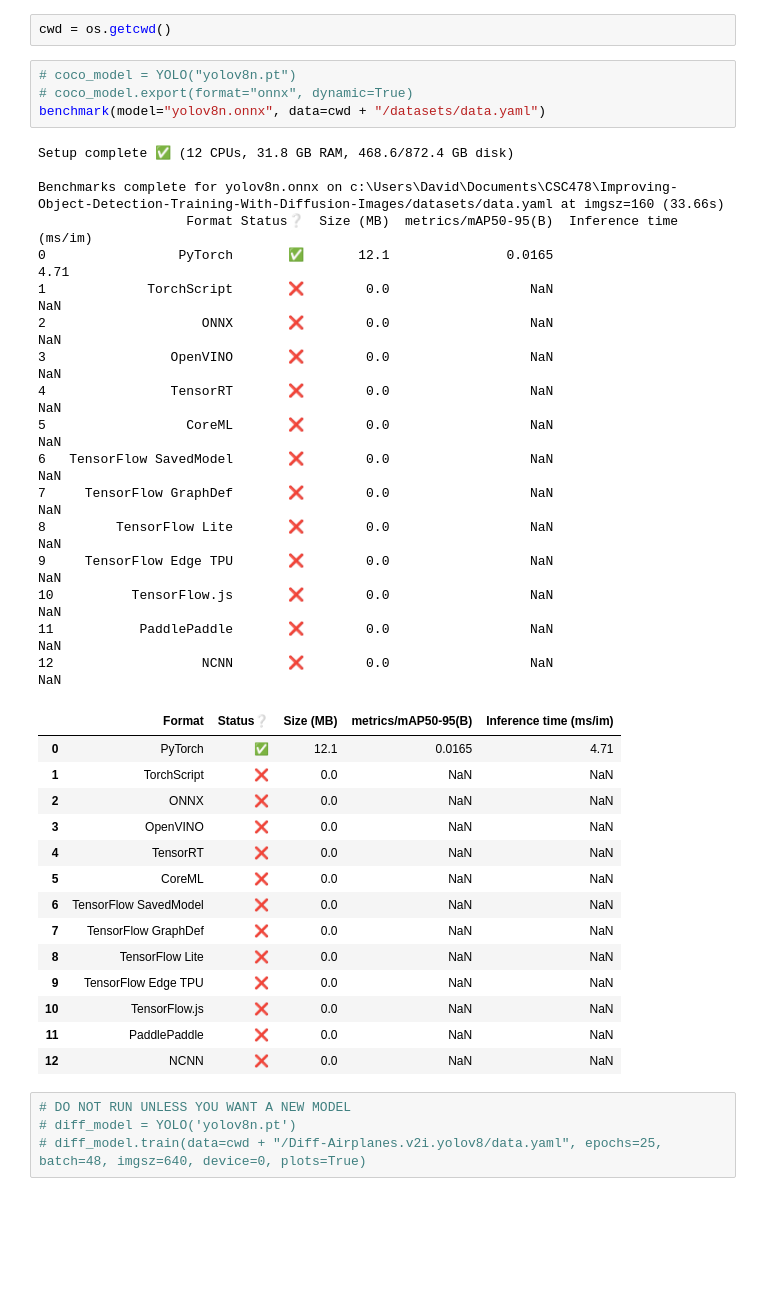
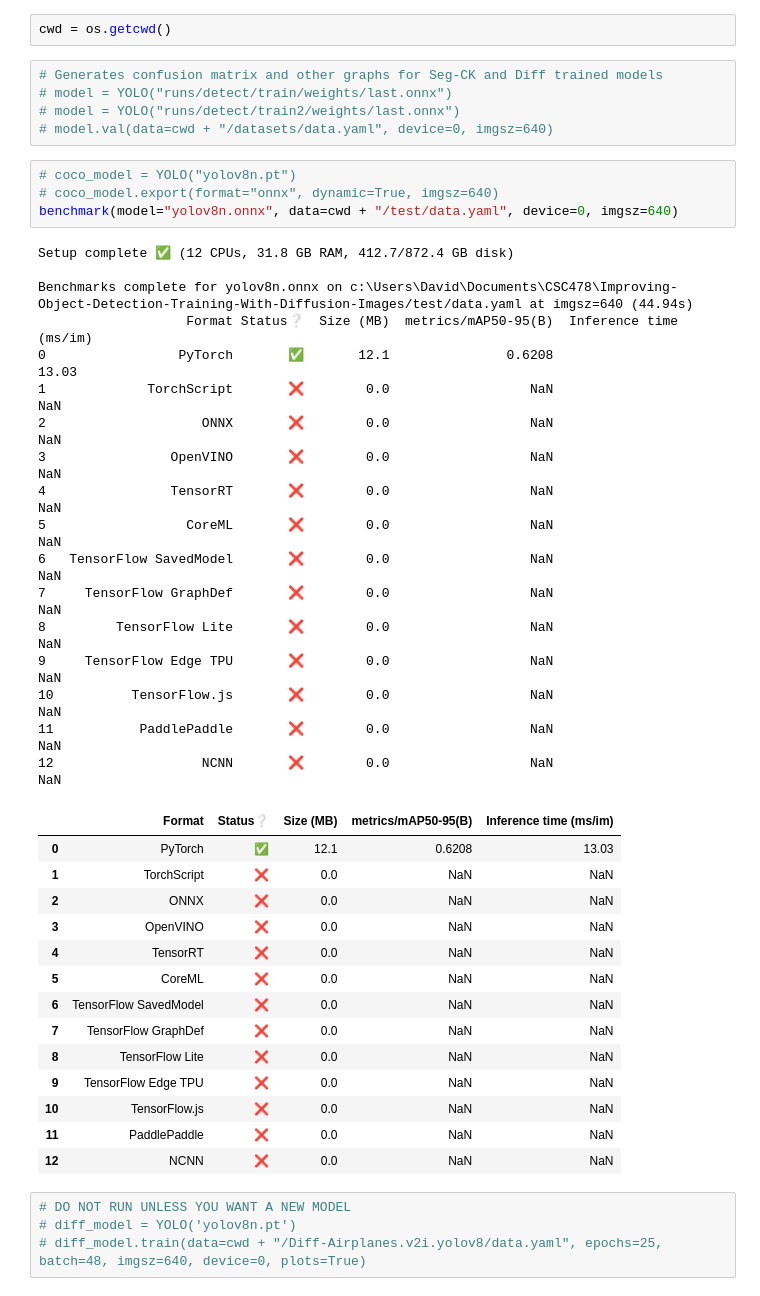
Before and after one commit to dzijianc/Using-Diffusion-Generated-Images-To-Train-Aircraft-Detection-Models, a Jupyter notebook: yolo_detector.ipynb, the cells around one changed output. Saved outputs shown, nothing was run; the diff lists cells and outputs as text; blank space fills up the shorter version.

Commit message:
Add evaluation metrics with correct image size

```diff
--- a/yolo_detector.ipynb
+++ b/yolo_detector.ipynb
@@ -4,30 +4,35 @@ import os
 from ultralytics.utils.benchmarks import benchmark
 # %%
 cwd = os.getcwd()
+# %%
+# Generates confusion matrix and other graphs for Seg-CK and Diff trained models
+# model = YOLO("runs/detect/train/weights/last.onnx")
+# model = YOLO("runs/detect/train2/weights/last.onnx")
+# model.val(data=cwd + "/datasets/data.yaml", device=0, imgsz=640)
 # %%
 # coco_model = YOLO("yolov8n.pt")
-# coco_model.export(format="onnx", dynamic=True)
-benchmark(model="yolov8n.onnx", data=cwd + "/datasets/data.yaml")
+# coco_model.export(format="onnx", dynamic=True, imgsz=640)
+benchmark(model="yolov8n.onnx", data=cwd + "/test/data.yaml", device=0, imgsz=640)
 # %% [output]
-Setup complete ✅ (12 CPUs, 31.8 GB RAM, 468.6/872.4 GB disk)
+Setup complete ✅ (12 CPUs, 31.8 GB RAM, 412.7/872.4 GB disk)
 
-Benchmarks complete for yolov8n.onnx on c:\Users\David\Documents\CSC478\Improving-Object-Detection-Training-With-Diffusion-Images/datasets/data.yaml at imgsz=160 (33.66s)
+Benchmarks complete for yolov8n.onnx on c:\Users\David\Documents\CSC478\Improving-Object-Detection-Training-With-Diffusion-Images/test/data.yaml at imgsz=640 (44.94s)
                    Format Status❔  Size (MB)  metrics/mAP50-95(B)  Inference time (ms/im)
-0                 PyTorch       ✅       12.1               0.0165                    4.71
+0                 PyTorch       ✅       12.1               0.6208                   13.03
 1             TorchScript       ❌        0.0                  NaN                     NaN
 2                    ONNX       ❌        0.0                  NaN                     NaN
 3                OpenVINO       ❌        0.0                  NaN                     NaN
 4                TensorRT       ❌        0.0                  NaN                     NaN
 5                  CoreML       ❌        0.0                  NaN                     NaN
 6   TensorFlow SavedModel       ❌        0.0                  NaN                     NaN
 7     TensorFlow GraphDef       ❌        0.0                  NaN                     NaN
 8         TensorFlow Lite       ❌        0.0                  NaN                     NaN
 9     TensorFlow Edge TPU       ❌        0.0                  NaN                     NaN
 10          TensorFlow.js       ❌        0.0                  NaN                     NaN
 11           PaddlePaddle       ❌        0.0                  NaN                     NaN
 12                   NCNN       ❌        0.0                  NaN                     NaN
 |  | Format | Status❔ | Size (MB) | metrics/mAP50-95(B) | Inference time (ms/im) |
-| 0 | PyTorch | ✅ | 12.1 | 0.0165 | 4.71 |
+| 0 | PyTorch | ✅ | 12.1 | 0.6208 | 13.03 |
 | 1 | TorchScript | ❌ | 0.0 | NaN | NaN |
 | 2 | ONNX | ❌ | 0.0 | NaN | NaN |
 | 3 | OpenVINO | ❌ | 0.0 | NaN | NaN |
```
Also changed, not shown: parts of 2 cells of this notebook, 1 other file.
